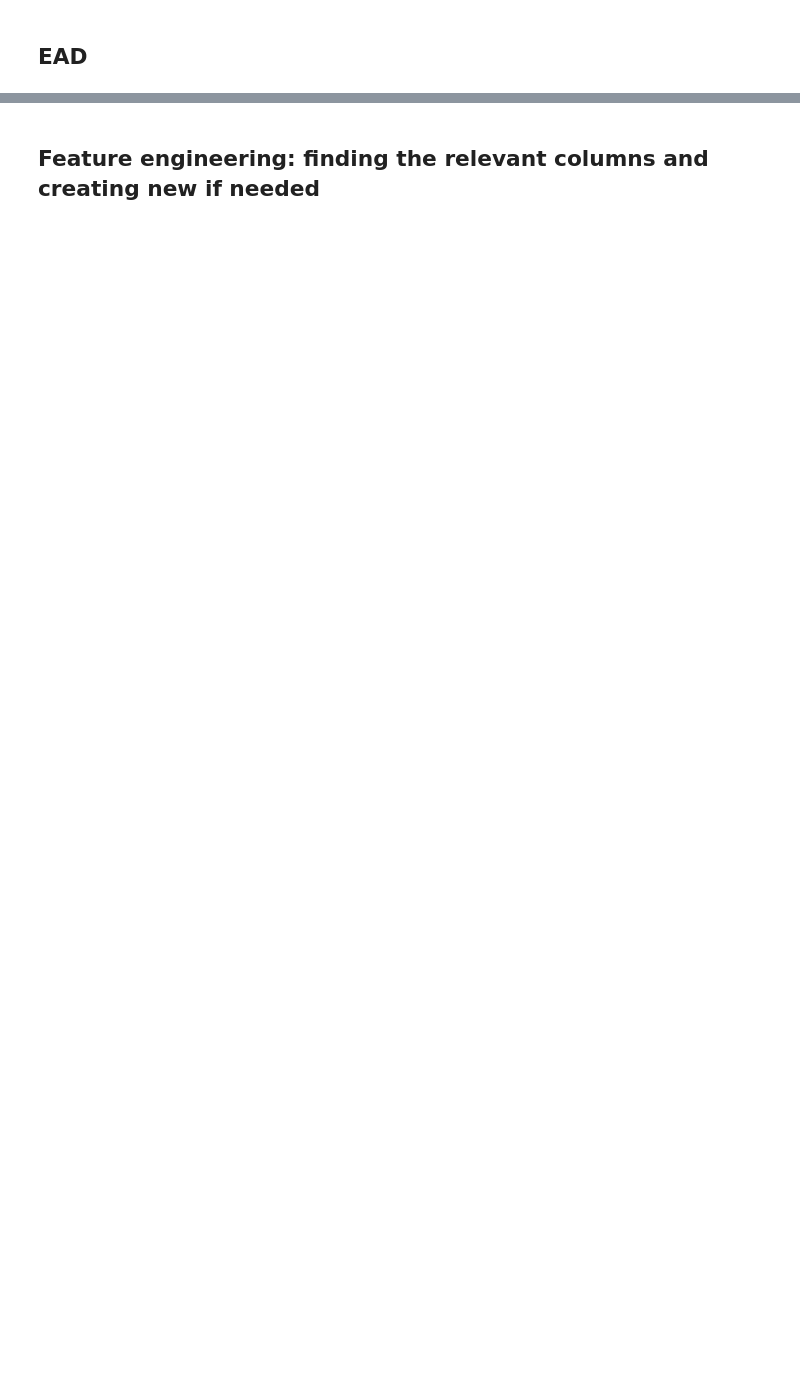
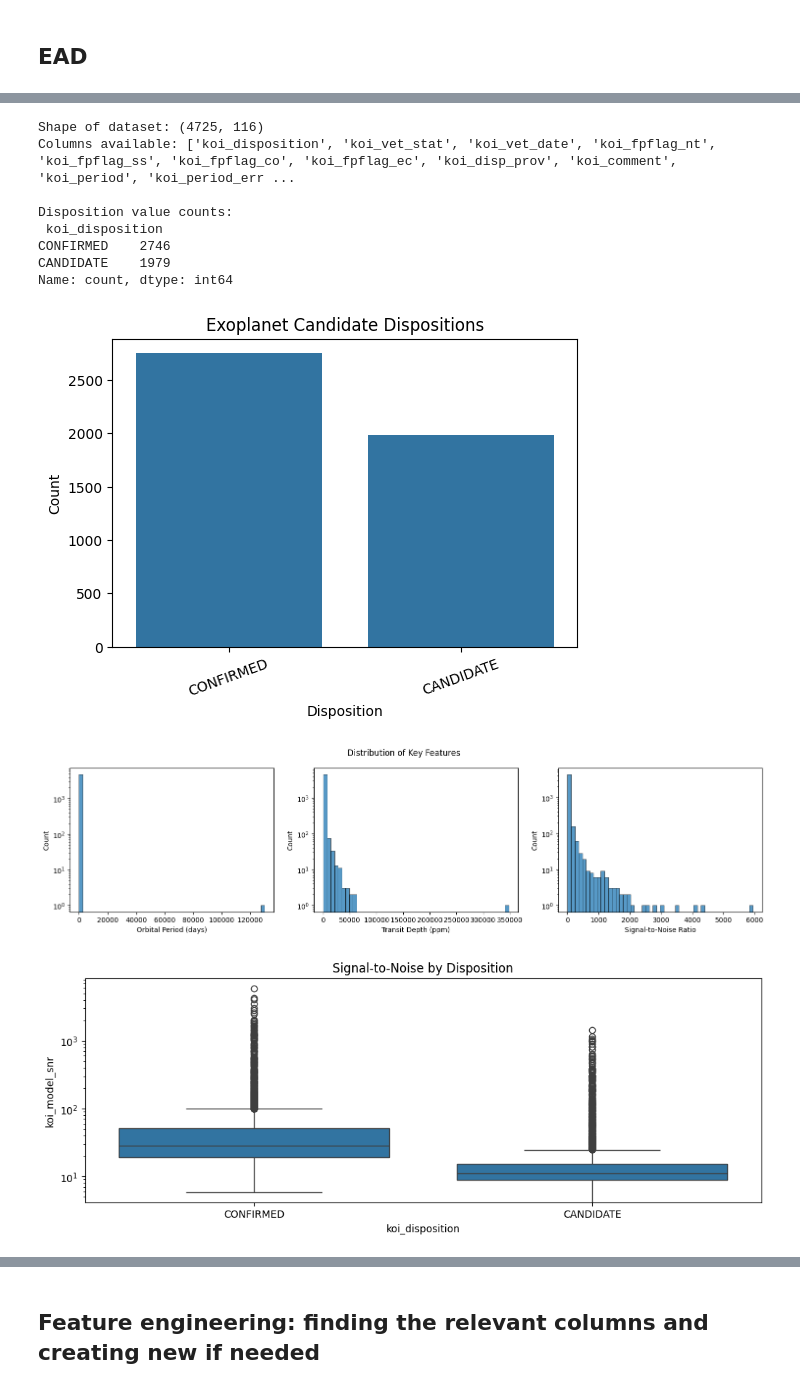
Before and after one commit to matildafroste/xoxoplanet-nasa2025, a Jupyter notebook: read_data_ex.ipynb, the cells around one changed output, grey strips where cells are left out. Drawn from its saved outputs; the diff is of its cells as text; code cells hidden in the pictures; blank space fills up the shorter version.

```diff
--- a/read_data_ex.ipynb
+++ b/read_data_ex.ipynb
@@ -200,0 +217,14 @@ Name: count, dtype: int64
+# %%
+plot_EAD(df_binary)
+# %% [output]
+Shape of dataset: (4725, 116)
+Columns available: ['koi_disposition', 'koi_vet_stat', 'koi_vet_date', 'koi_fpflag_nt', 'koi_fpflag_ss', 'koi_fpflag_co', 'koi_fpflag_ec', 'koi_disp_prov', 'koi_comment', 'koi_period', 'koi_period_err ...
+
+Disposition value counts:
+ koi_disposition
+CONFIRMED    2746
+CANDIDATE    1979
+Name: count, dtype: int64
+[figure, added]
+[figure, added]
+[figure, added]
```
Also changed, not shown: parts of 25 cells of this notebook, 3 other files.
